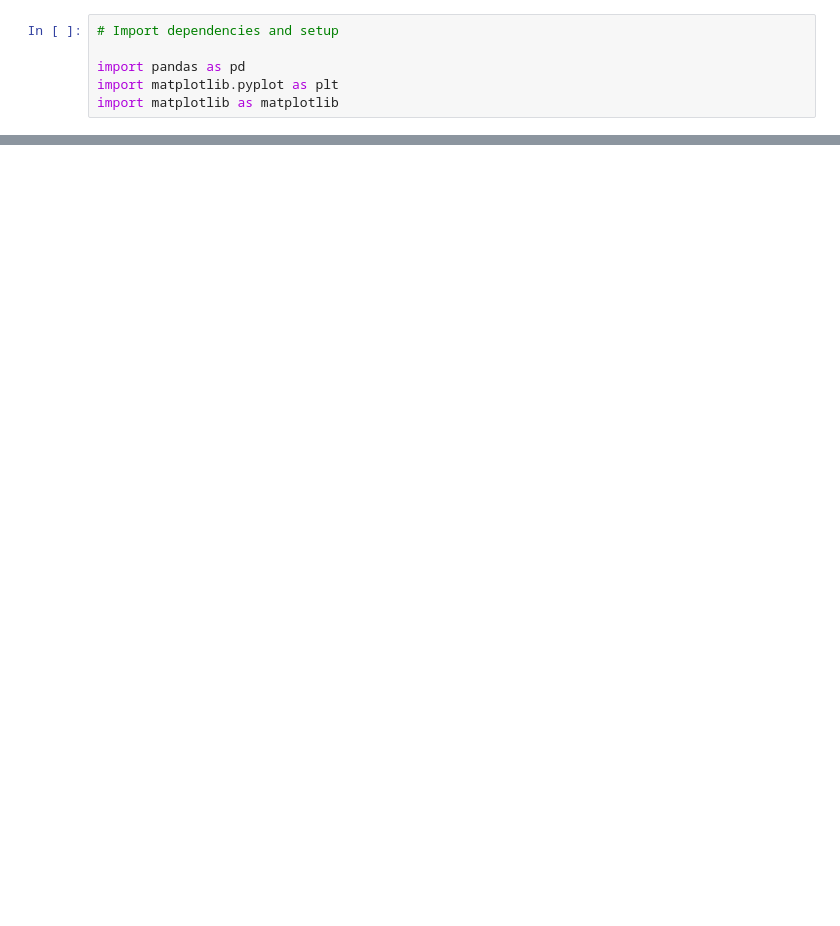
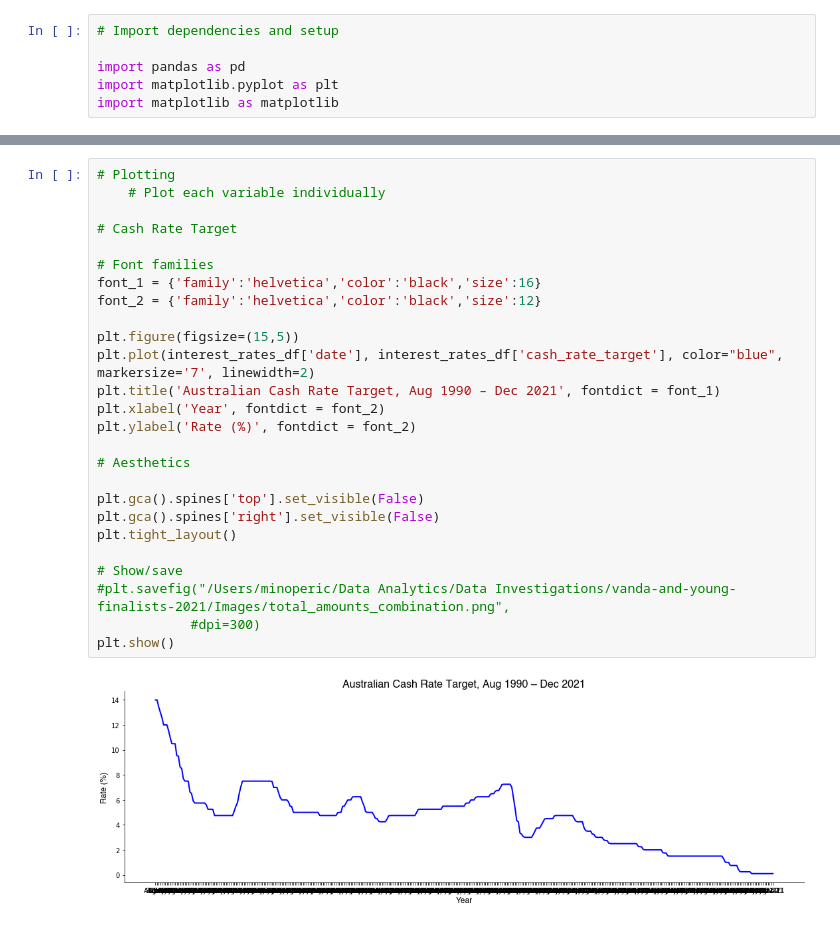
Before and after one commit to mnperic/australian-interest-rates, a Jupyter notebook: australian_interest_rates.ipynb, the cells around one changed output, grey strips where cells are left out. Cells and saved outputs as stored; diff of their text form; blank space fills up the shorter version.

```diff
--- a/australian_interest_rates.ipynb
+++ b/australian_interest_rates.ipynb
@@ -19,0 +64,28 @@ interest_rates_df.head()
+# %%
+# Plotting
+    # Plot each variable individually
+
+# Cash Rate Target
+
+# Font families
+font_1 = {'family':'helvetica','color':'black','size':16}
+font_2 = {'family':'helvetica','color':'black','size':12}
+
+plt.figure(figsize=(15,5))
+plt.plot(interest_rates_df['date'], interest_rates_df['cash_rate_target'], color="blue", markersize='7', linewidth=2)
+plt.title('Australian Cash Rate Target, Aug 1990 – Dec 2021', fontdict = font_1)
+plt.xlabel('Year', fontdict = font_2)
+plt.ylabel('Rate (%)', fontdict = font_2)
+
+# Aesthetics
+
+plt.gca().spines['top'].set_visible(False)
+plt.gca().spines['right'].set_visible(False)
+plt.tight_layout()
+
+# Show/save
+#plt.savefig("/Users/minoperic/Data Analytics/Data Investigations/vanda-and-young-finalists-2021/Images/total_amounts_combination.png",
+            #dpi=300)
+plt.show()
+# %% [output]
+[figure, added]
```
Also changed, not shown: parts of 3 cells of this notebook.
